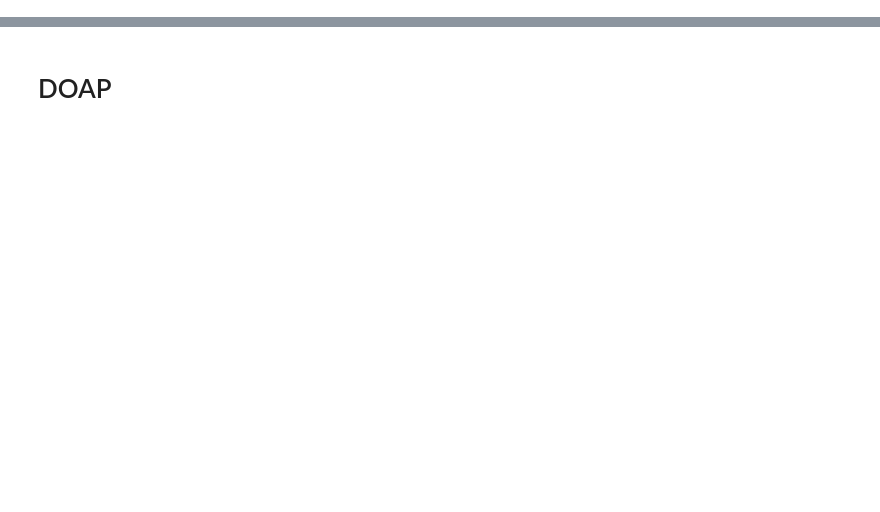
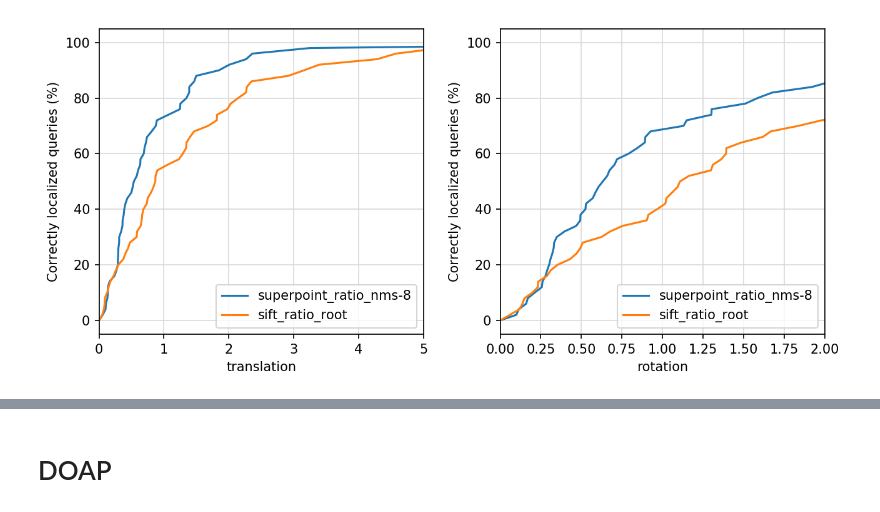
Before and after one commit to ethz-asl/hfnet, a Jupyter notebook: notebooks/evaluation_colmap_descriptors.ipynb, the cells around one changed output, grey strips where cells are left out. Cells and saved outputs as stored; diff of their text form; code cells hidden in the pictures; blank space fills up the shorter version.

```diff
--- a/notebooks/evaluation_colmap_descriptors.ipynb
+++ b/notebooks/evaluation_colmap_descriptors.ipynb
@@ -128,0 +232,4 @@ print(config)
+# %%
+'british_museum'
+# %% [output]
+[figure, added]
```
Also changed, not shown: parts of 32 cells of this notebook, 2 other files.
